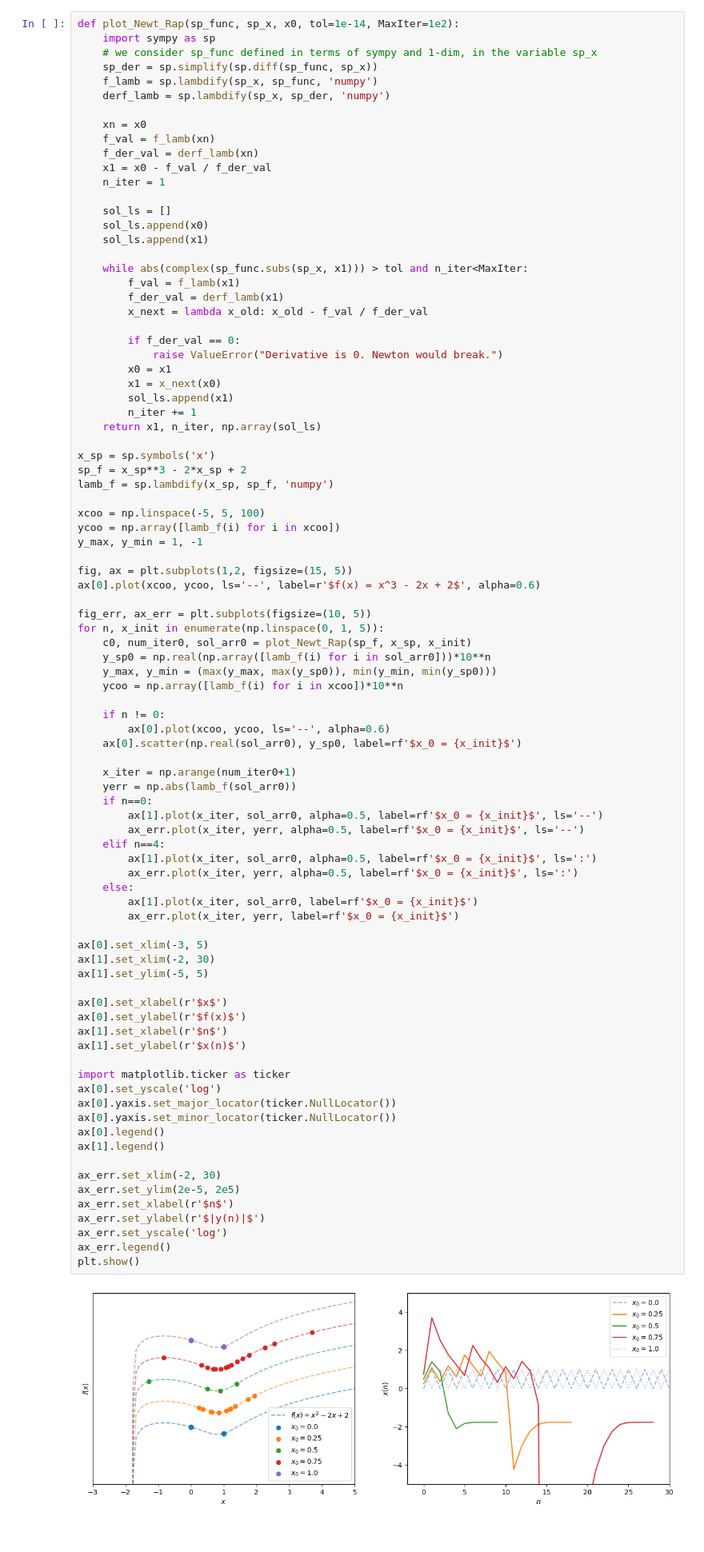
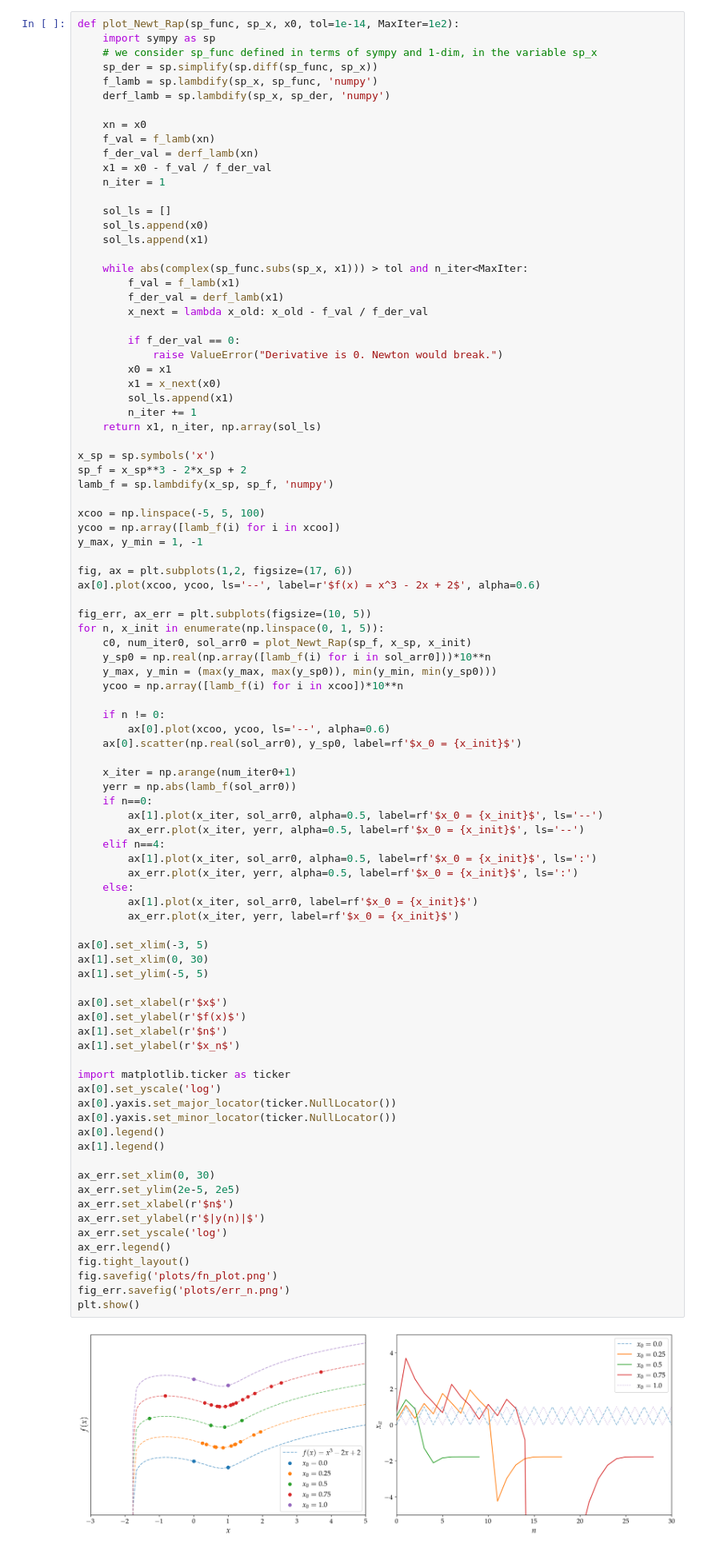
Before and after one commit to mvolpato-unimib/Lab_comp, a Jupyter notebook: ex13/Newt_Rap.ipynb, the cells around one changed output. Shown at 80% size. Cells and saved outputs as stored; diff of their text form.

```diff
--- a/ex13/Newt_Rap.ipynb
+++ b/ex13/Newt_Rap.ipynb
@@ -107,7 +109,7 @@ xcoo = np.linspace(-5, 5, 100)
 ycoo = np.array([lamb_f(i) for i in xcoo])
 y_max, y_min = 1, -1
 
-fig, ax = plt.subplots(1,2, figsize=(15, 5))
+fig, ax = plt.subplots(1,2, figsize=(17, 6))
 ax[0].plot(xcoo, ycoo, ls='--', label=r'$f(x) = x^3 - 2x + 2$', alpha=0.6)
 
 fig_err, ax_err = plt.subplots(figsize=(10, 5))
@@ -127,34 +129,37 @@ for n, x_init in enumerate(np.linspace(0, 1, 5)):
         ax[1].plot(x_iter, sol_arr0, alpha=0.5, label=rf'$x_0 = {x_init}$', ls='--')
         ax_err.plot(x_iter, yerr, alpha=0.5, label=rf'$x_0 = {x_init}$', ls='--')
     elif n==4:
         ax[1].plot(x_iter, sol_arr0, alpha=0.5, label=rf'$x_0 = {x_init}$', ls=':')
         ax_err.plot(x_iter, yerr, alpha=0.5, label=rf'$x_0 = {x_init}$', ls=':')
     else:
         ax[1].plot(x_iter, sol_arr0, label=rf'$x_0 = {x_init}$')
         ax_err.plot(x_iter, yerr, label=rf'$x_0 = {x_init}$')
 
 ax[0].set_xlim(-3, 5)
-ax[1].set_xlim(-2, 30)
+ax[1].set_xlim(0, 30)
 ax[1].set_ylim(-5, 5)
 
 ax[0].set_xlabel(r'$x$')
 ax[0].set_ylabel(r'$f(x)$')
 ax[1].set_xlabel(r'$n$')
-ax[1].set_ylabel(r'$x(n)$')
+ax[1].set_ylabel(r'$x_n$')
 
 import matplotlib.ticker as ticker
 ax[0].set_yscale('log')
 ax[0].yaxis.set_major_locator(ticker.NullLocator())
 ax[0].yaxis.set_minor_locator(ticker.NullLocator())
 ax[0].legend()
 ax[1].legend()
 
-ax_err.set_xlim(-2, 30)
+ax_err.set_xlim(0, 30)
 ax_err.set_ylim(2e-5, 2e5)
 ax_err.set_xlabel(r'$n$')
 ax_err.set_ylabel(r'$|y(n)|$')
 ax_err.set_yscale('log')
 ax_err.legend()
+fig.tight_layout()
+fig.savefig('plots/fn_plot.png')
+fig_err.savefig('plots/err_n.png')
 plt.show()
 # %% [output]
-[figure, old version]
+[figure, new version]
```
Also changed, not shown: parts of 5 cells of this notebook, 23 other files.
